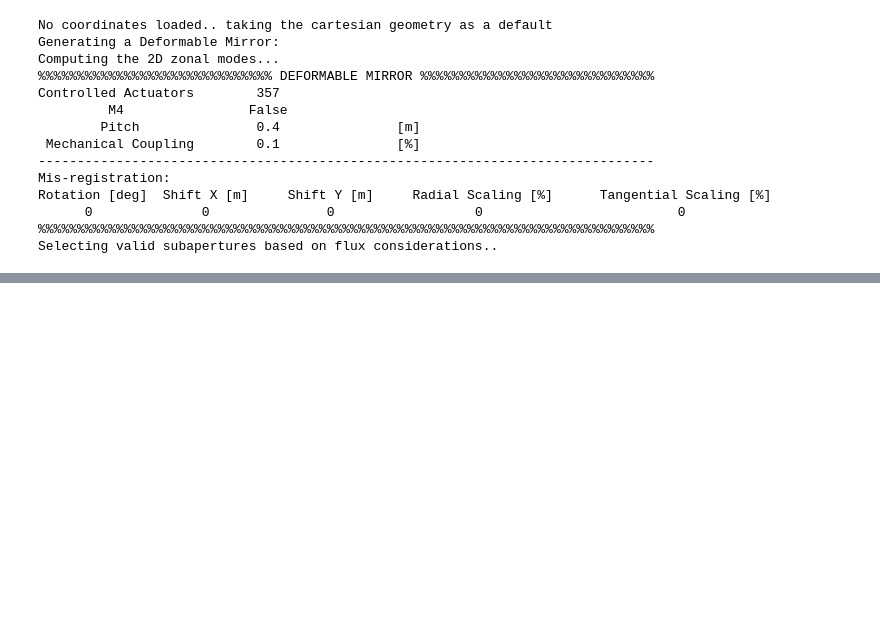
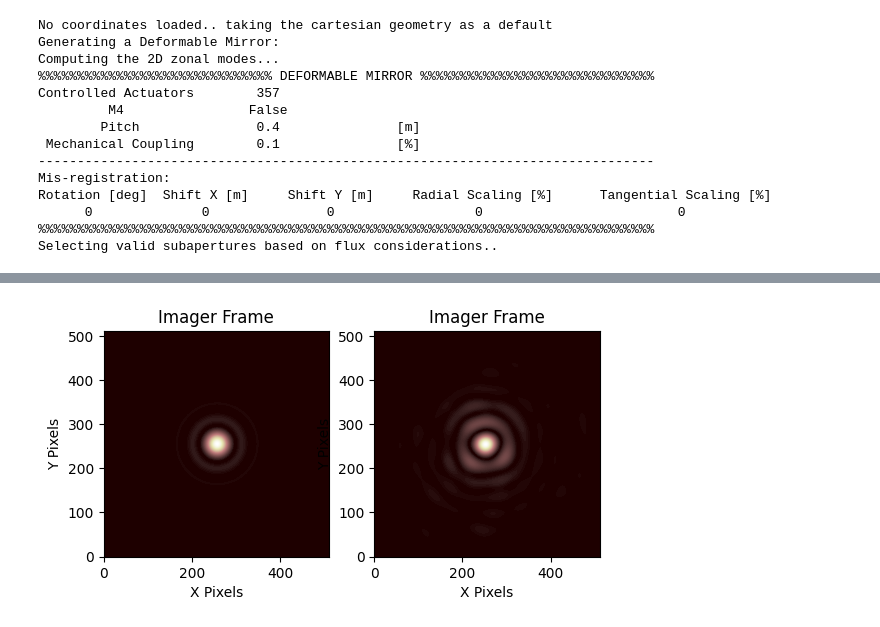
Before and after one commit to CHbloom/SWJTU_OOPAO, a Jupyter notebook: SWJTU_OOPAO/tutorials/scao_system/myAoSystem/ImagerTest.ipynb, the cells around one changed output, grey strips where cells are left out. Saved outputs shown, nothing was run; the diff lists cells and outputs as text; code cells hidden in the pictures; blank space fills up the shorter version.

```diff
--- a/SWJTU_OOPAO/tutorials/scao_system/myAoSystem/ImagerTest.ipynb
+++ b/SWJTU_OOPAO/tutorials/scao_system/myAoSystem/ImagerTest.ipynb
@@ -62,6 +103,5 @@ camH.display()
 # %%
-atm.initializeAtmosphere(telescope=tel)
+print(camH.strehl)
 tel+atm
-camH.relay(tel.src)
-camH.display()
+camH.exposureTime=10
 # %% [output]
@@ -260,0 +442,7 @@ Turbulence: 748.66 nm -- Residual: 207.95 nm -- SR: 0.53
+# %%
+camH.exposureTime = 1
+camH.clockRate = 1
+camH.relay(ngs)
+referenceFrame = camH.referenceFrame
+frame = camH.frame
+print(frame,camH.frameCount,camH.clockRate)
@@ -260,0 +463,15 @@ Turbulence: 748.66 nm -- Residual: 207.95 nm -- SR: 0.53
+# %%
+plt.subplot(1,2,1)
+plt.imshow(referenceFrame, cmap='pink', origin='lower')
+plt.title('Imager Frame')
+plt.xlabel('X Pixels')
+plt.ylabel('Y Pixels')
+
+plt.subplot(1,2,2)
+plt.imshow(frame, cmap='pink', origin='lower')
+plt.title('Imager Frame')
+plt.xlabel('X Pixels')
+plt.ylabel('Y Pixels')
+plt.show()
+# %% [output]
+[figure, added]
```
Also changed, not shown: parts of 23 cells of this notebook.
